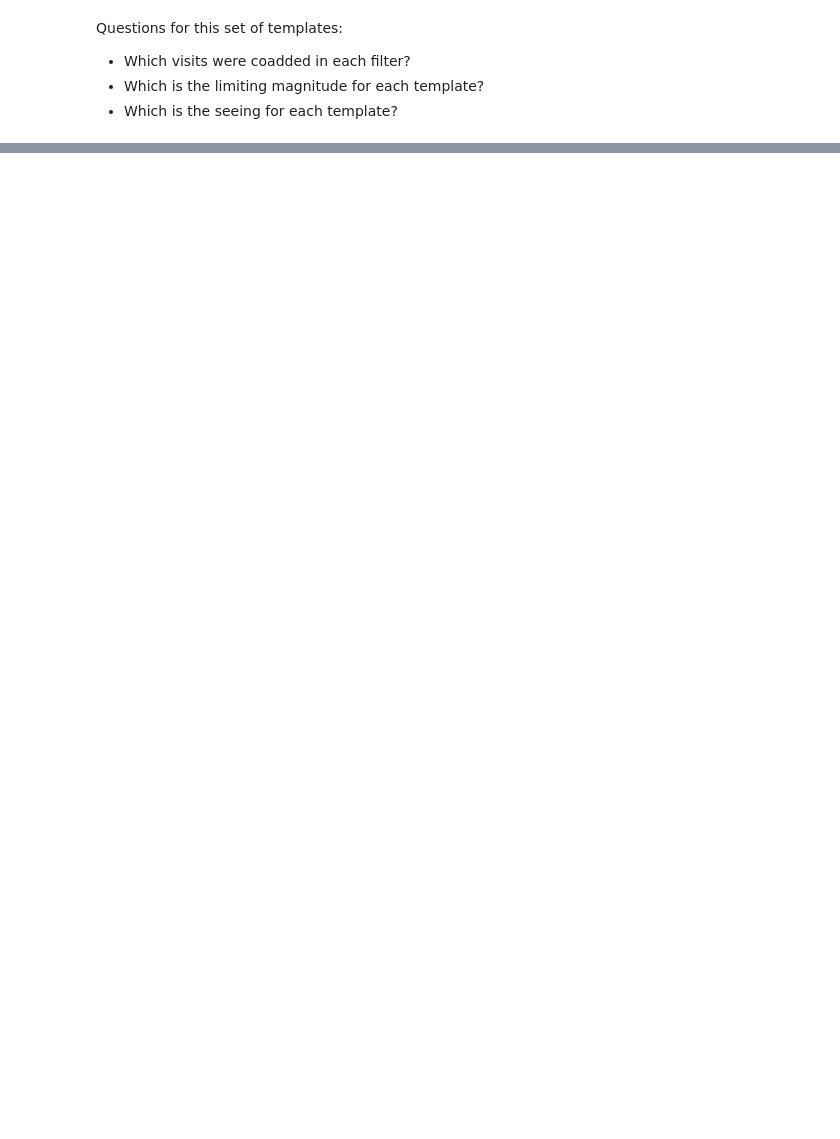
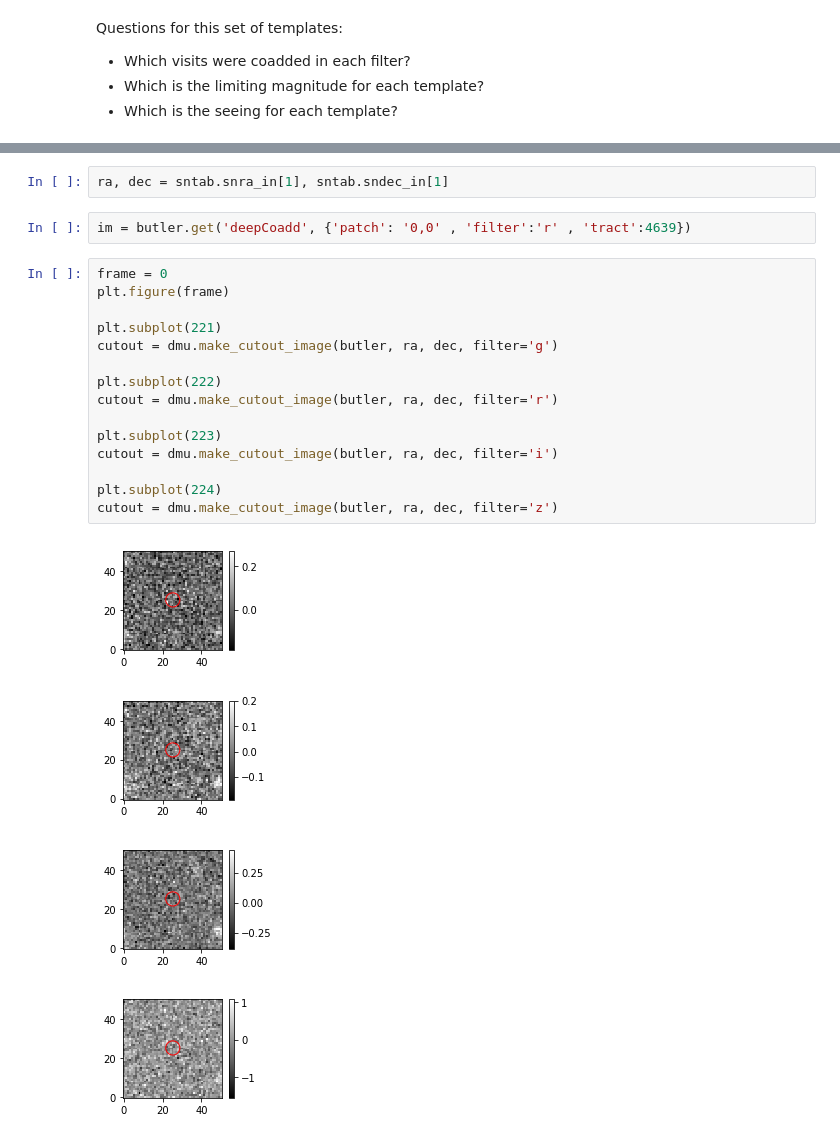
Before and after one commit to BrunoSanchez/run2_diaproc, a Jupyter notebook: templates_inspection.ipynb, the cells around one changed output, grey strips where cells are left out. Saved outputs shown, nothing was run; the diff lists cells and outputs as text; blank space fills up the shorter version.

```diff
--- a/templates_inspection.ipynb
+++ b/templates_inspection.ipynb
@@ -62,0 +267,24 @@ Questions for this set of templates:
+# %%
+ra, dec = sntab.snra_in[1], sntab.sndec_in[1]
+# %%
+im = butler.get('deepCoadd', {'patch': '0,0' , 'filter':'r' , 'tract':4639})
+# %%
+frame = 0
+plt.figure(frame)
+
+plt.subplot(221)
+cutout = dmu.make_cutout_image(butler, ra, dec, filter='g')
+
+plt.subplot(222)
+cutout = dmu.make_cutout_image(butler, ra, dec, filter='r')
+
+plt.subplot(223)
+cutout = dmu.make_cutout_image(butler, ra, dec, filter='i')
+
+plt.subplot(224)
+cutout = dmu.make_cutout_image(butler, ra, dec, filter='z')
+# %% [output]
+[figure, added]
+[figure, added]
+[figure, added]
+[figure, added]
```
Also changed, not shown: parts of 72 cells of this notebook, 1 other file.
